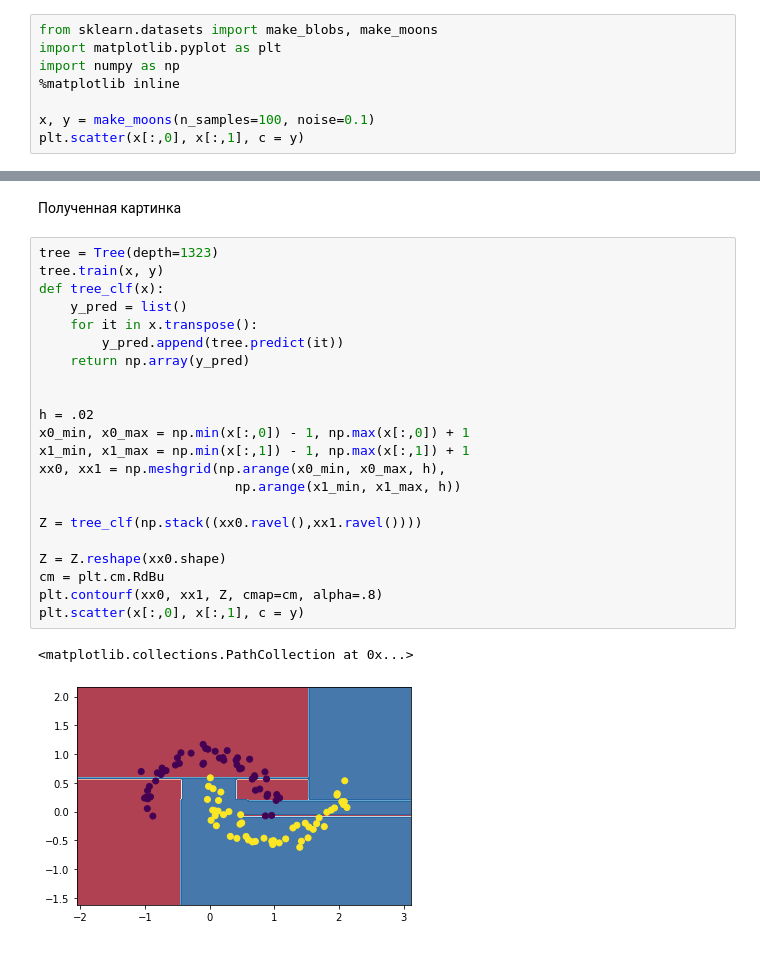
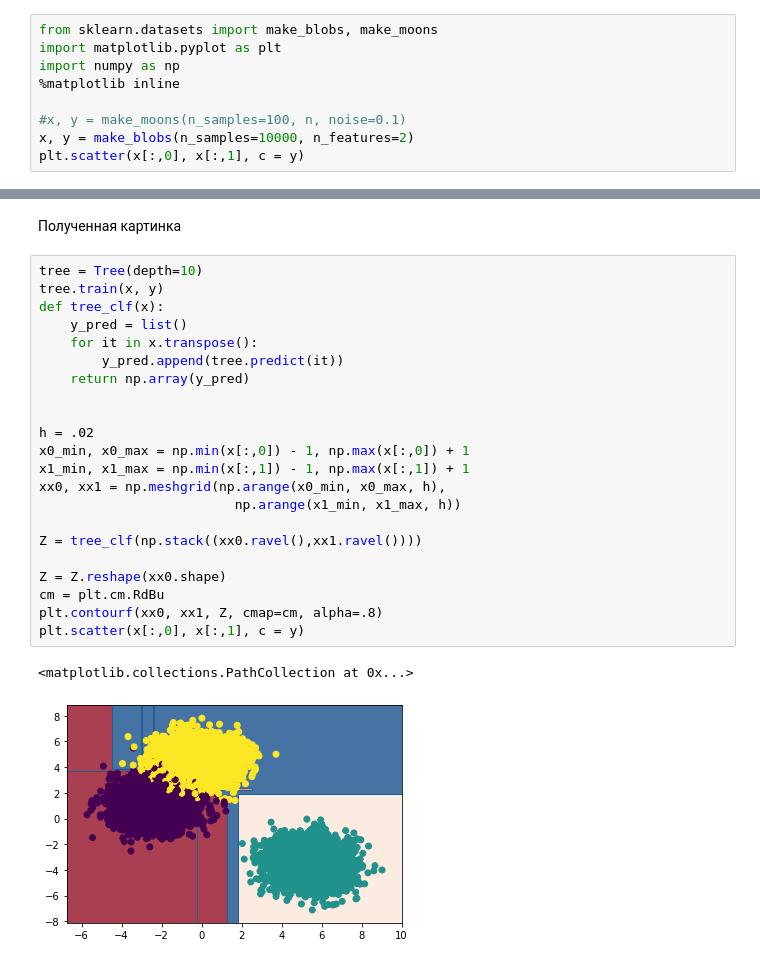
Before and after one commit to Flinnz/python-homework-labs, a Jupyter notebook: lab1-decisiontree/lab1_tree.ipynb, the cells around one changed output, grey strips where cells are left out. Drawn from its saved outputs; the diff is of its cells as text.

```diff
--- a/lab1-decisiontree/lab1_tree.ipynb
+++ b/lab1-decisiontree/lab1_tree.ipynb
@@ -46,7 +46,8 @@ import matplotlib.pyplot as plt
 import numpy as np
 %matplotlib inline
 
-x, y = make_moons(n_samples=100, noise=0.1)
+#x, y = make_moons(n_samples=100, n, noise=0.1)
+x, y = make_blobs(n_samples=10000, n_features=2)
 plt.scatter(x[:,0], x[:,1], c = y)
 # %% [output]
 <matplotlib.collections.PathCollection at 0x...>
@@ -197,27 +222,27 @@ plt.scatter(x[:,0], x[:,1], c = y)
 # %% [markdown]
 Полученная картинка
 # %%
-tree = Tree(depth=1323)
+tree = Tree(depth=10)
 tree.train(x, y)
 def tree_clf(x):
     y_pred = list()
     for it in x.transpose():
         y_pred.append(tree.predict(it))
     return np.array(y_pred)
 
 
 h = .02
 x0_min, x0_max = np.min(x[:,0]) - 1, np.max(x[:,0]) + 1
 x1_min, x1_max = np.min(x[:,1]) - 1, np.max(x[:,1]) + 1
 xx0, xx1 = np.meshgrid(np.arange(x0_min, x0_max, h),
                          np.arange(x1_min, x1_max, h))
 
 Z = tree_clf(np.stack((xx0.ravel(),xx1.ravel())))
 
 Z = Z.reshape(xx0.shape)
 cm = plt.cm.RdBu
 plt.contourf(xx0, xx1, Z, cmap=cm, alpha=.8)
 plt.scatter(x[:,0], x[:,1], c = y)
 # %% [output]
 <matplotlib.collections.PathCollection at 0x...>
-[figure, old version]
+[figure, new version]
```
Also changed, not shown: parts of 3 cells of this notebook.
